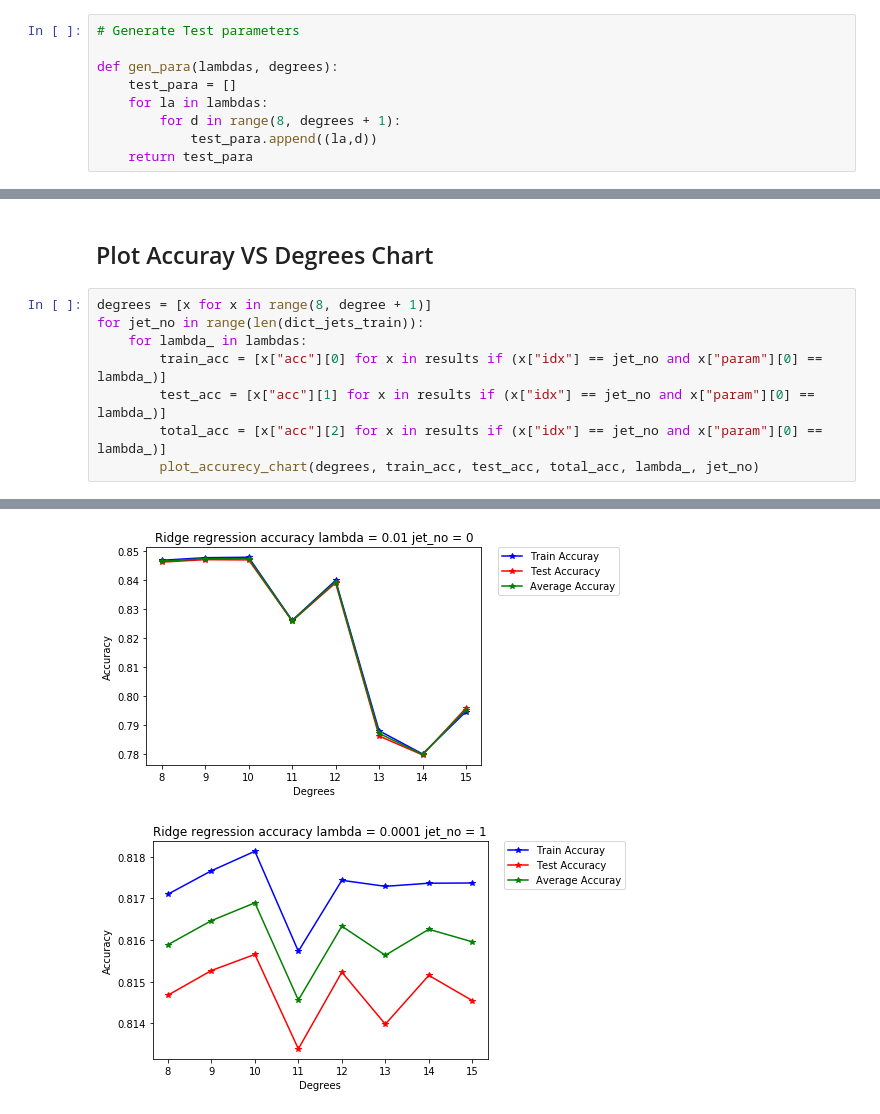
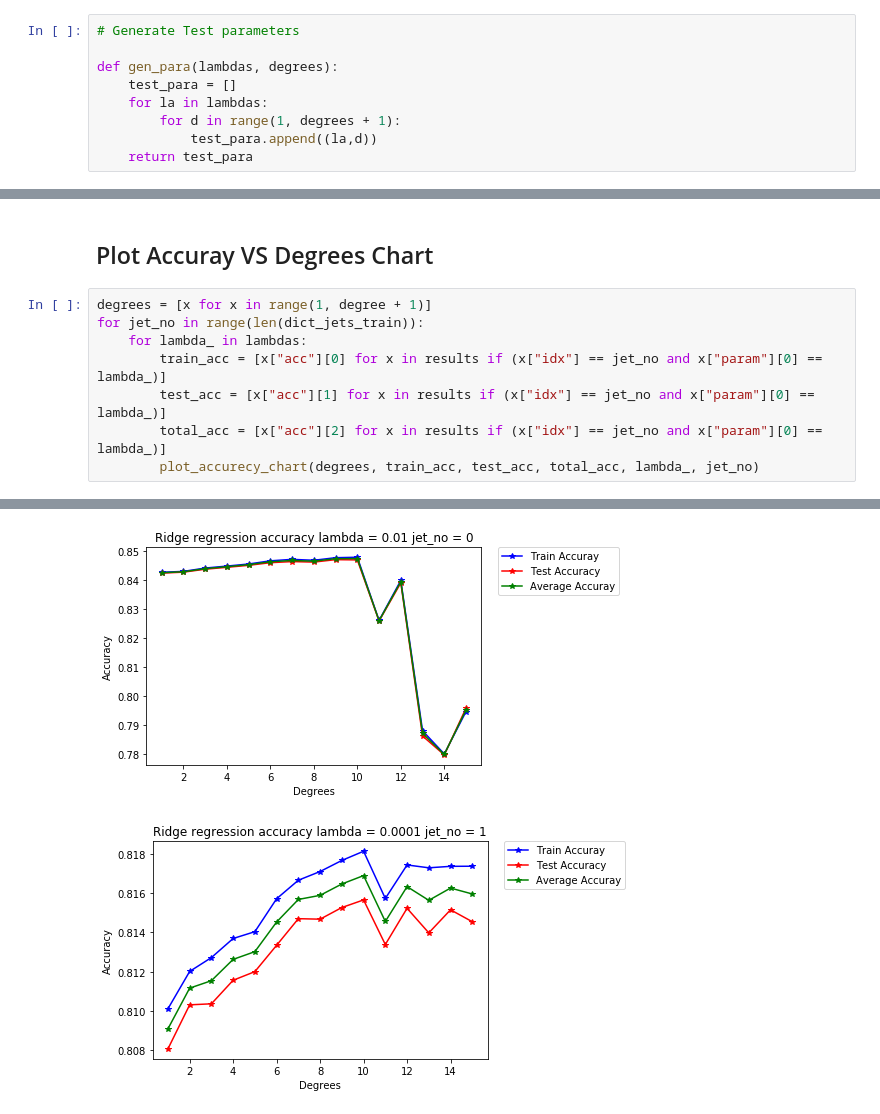
Before and after one commit to xiangzhemeng/Kaggle-Higgs-Boson-Machine-Learning-Challenge, a Jupyter notebook: grid_search_for_params.ipynb, the cells around one changed output, grey strips where cells are left out. Cells and saved outputs as stored; diff of their text form.

```diff
--- a/grid_search_for_params.ipynb
+++ b/grid_search_for_params.ipynb
@@ -17,7 +17,7 @@ seed = 10
 def gen_para(lambdas, degrees):
     test_para = []
     for la in lambdas:
-        for d in range(8, degrees + 1):
+        for d in range(1, degrees + 1):
             test_para.append((la,d))
     return test_para
 # %%
@@ -150,7 +148,7 @@ Jet_no:2, Max_acc: 0.85057 at (0.0001, 10), 2nd_acc: 0.85037 at (0.0001, 11)
 # %% [markdown]
 ## Plot Accuray VS Degrees Chart
 # %%
-degrees = [x for x in range(8, degree + 1)]
+degrees = [x for x in range(1, degree + 1)]
 for jet_no in range(len(dict_jets_train)):
     for lambda_ in lambdas:
         train_acc = [x["acc"][0] for x in results if (x["idx"] == jet_no and x["param"][0] == lambda_)]
@@ -163,2 +161,2 @@ for jet_no in range(len(dict_jets_train)):
-[figure, old version]
+[figure, new version]
-[figure, old version]
+[figure, new version]
```
Also changed, not shown: parts of 3 cells of this notebook.
